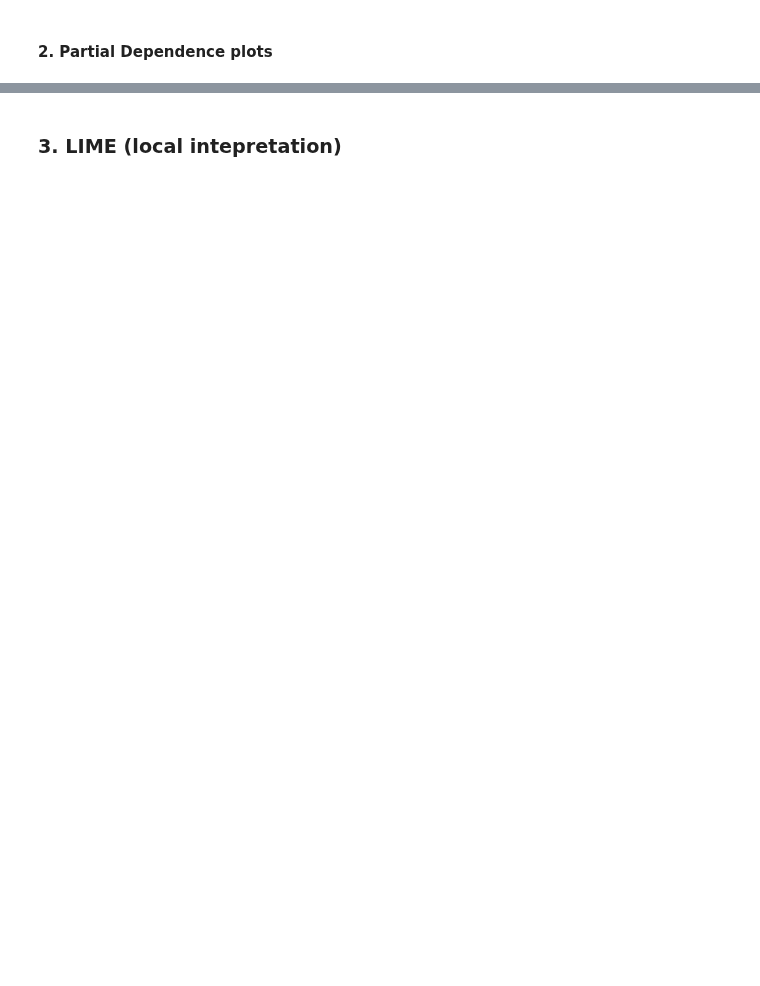
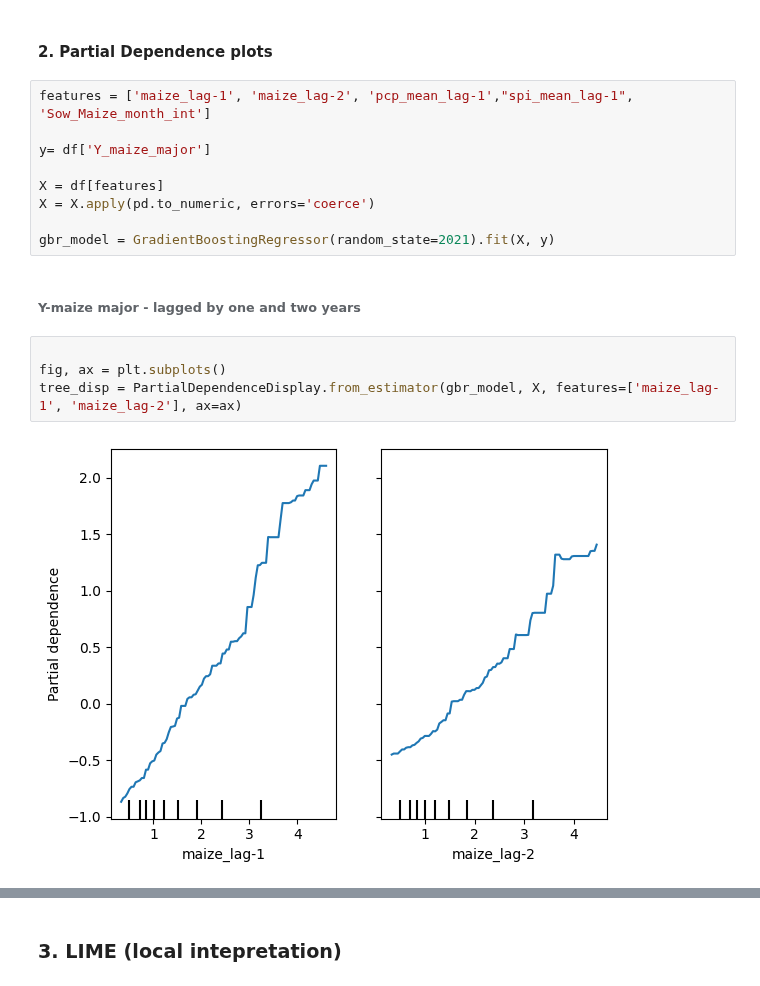
Before and after one commit to jtimko16/AutoML_Project2, a Jupyter notebook: notebooks/Interpretation.ipynb, the cells around one changed output, grey strips where cells are left out. Saved outputs shown, nothing was run; the diff lists cells and outputs as text; blank space fills up the shorter version.

```diff
--- a/notebooks/Interpretation.ipynb
+++ b/notebooks/Interpretation.ipynb
@@ -38,2 +91,19 @@ y = df['Y_maize_major']
 # %% [markdown]
 #### 2. Partial Dependence plots
+# %%
+features = ['maize_lag-1', 'maize_lag-2', 'pcp_mean_lag-1',"spi_mean_lag-1", 'Sow_Maize_month_int']
+
+y= df['Y_maize_major']
+
+X = df[features]
+X = X.apply(pd.to_numeric, errors='coerce')
+
+gbr_model = GradientBoostingRegressor(random_state=2021).fit(X, y)
+# %% [markdown]
+###### Y-maize major - lagged by one and two years
+# %%
+
+fig, ax = plt.subplots()
+tree_disp = PartialDependenceDisplay.from_estimator(gbr_model, X, features=['maize_lag-1', 'maize_lag-2'], ax=ax)
+# %% [output]
+[figure, added]
```
Also changed, not shown: parts of 13 cells of this notebook.
